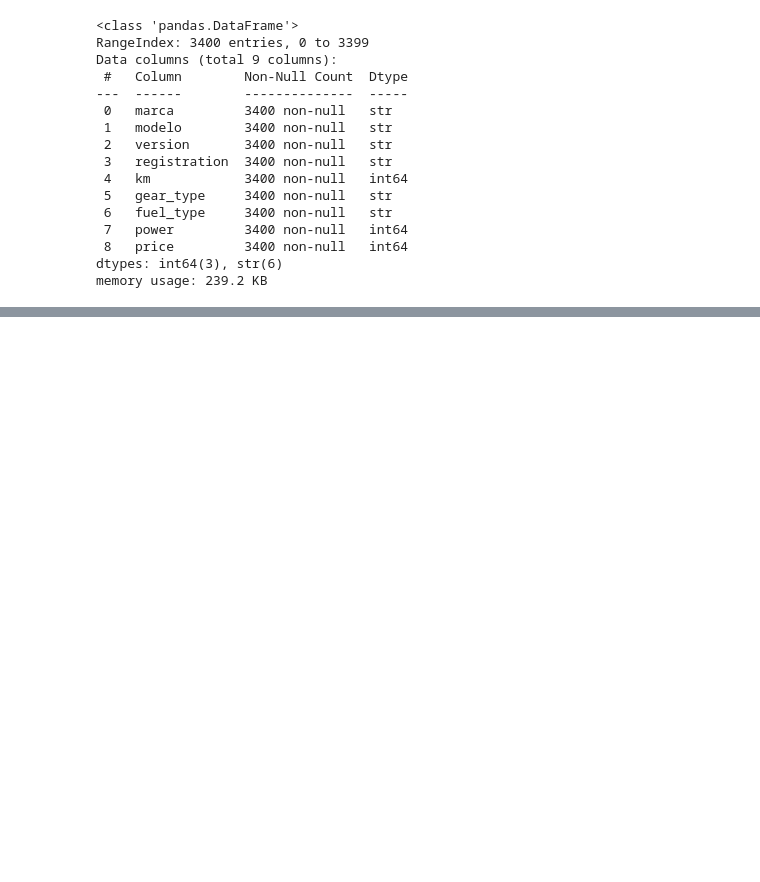
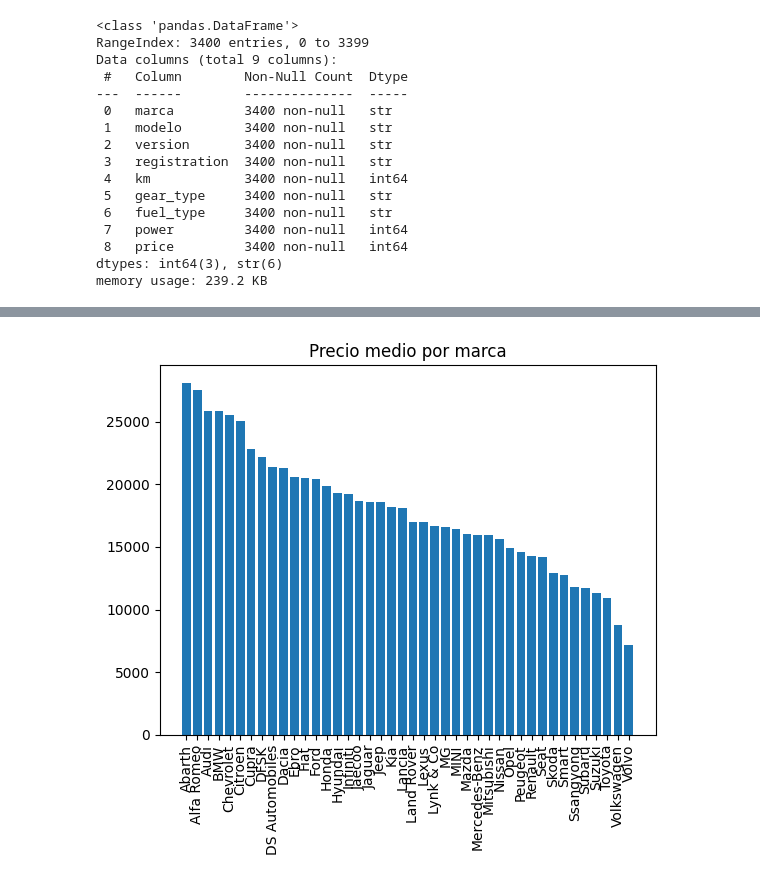
Before and after one commit to JaviFigueroaVicente/IberiaDriveInsights, a Jupyter notebook: backend/notebooks/analisis_coches.ipynb, the cells around one changed output, grey strips where cells are left out. Saved outputs shown, nothing was run; the diff lists cells and outputs as text; code cells hidden in the pictures; blank space fills up the shorter version.

```diff
--- a/backend/notebooks/analisis_coches.ipynb
+++ b/backend/notebooks/analisis_coches.ipynb
@@ -44,0 +91,3 @@ Name: km, dtype: float64
+# %%
+df_marcas_precio_medio = data.groupby(['marca'])['price'].mean().reset_index()
+df_marcas_precio_medio
@@ -44,0 +112,7 @@ Name: km, dtype: float64
+# %%
+plt.bar(df_marcas_precio_medio['marca'], df_marcas_precio_medio['price'].sort_values(ascending=False))
+plt.xticks(rotation=90)
+plt.title('Precio medio por marca')
+plt.show()
+# %% [output]
+[figure, added]
```
Also changed, not shown: parts of 27 cells of this notebook, 1 other file.
